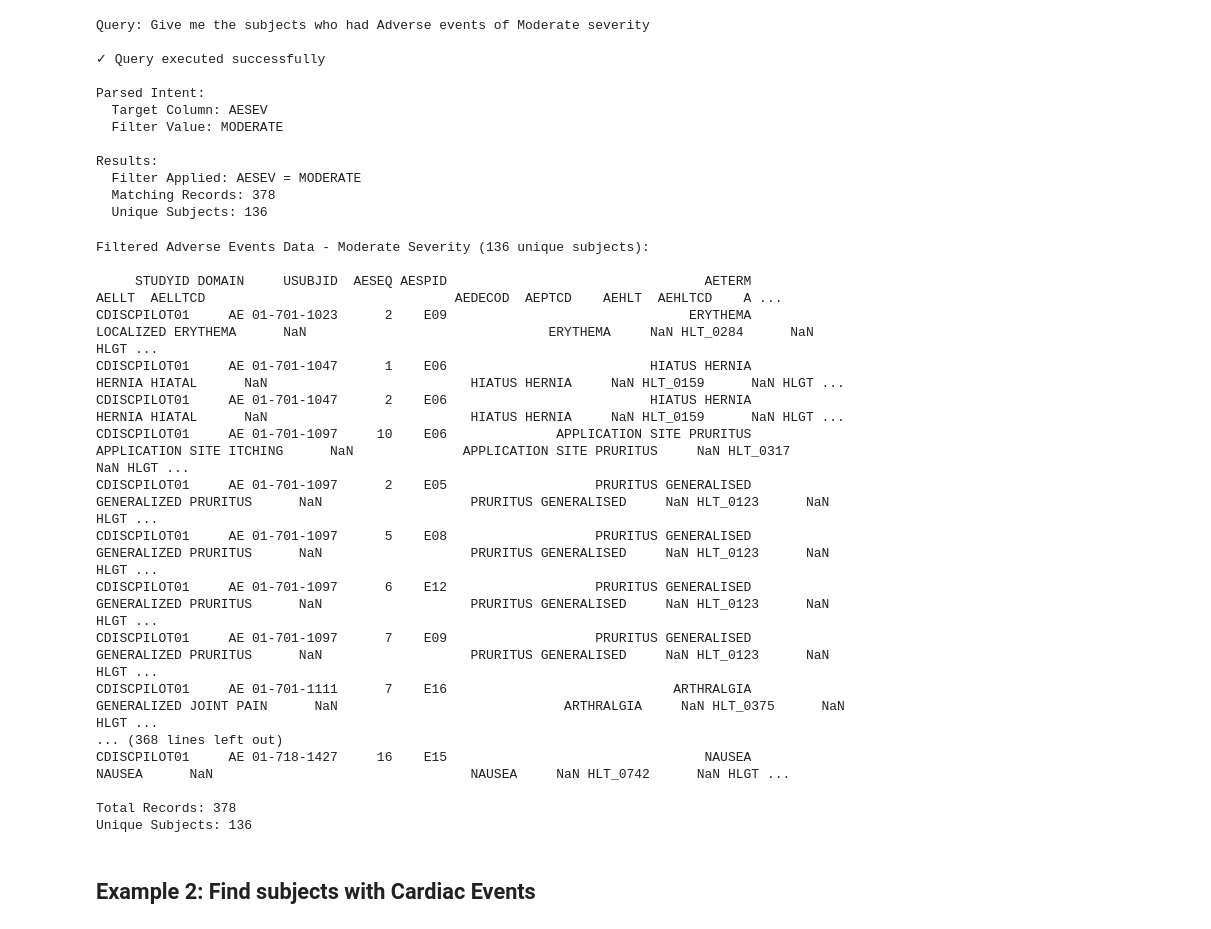
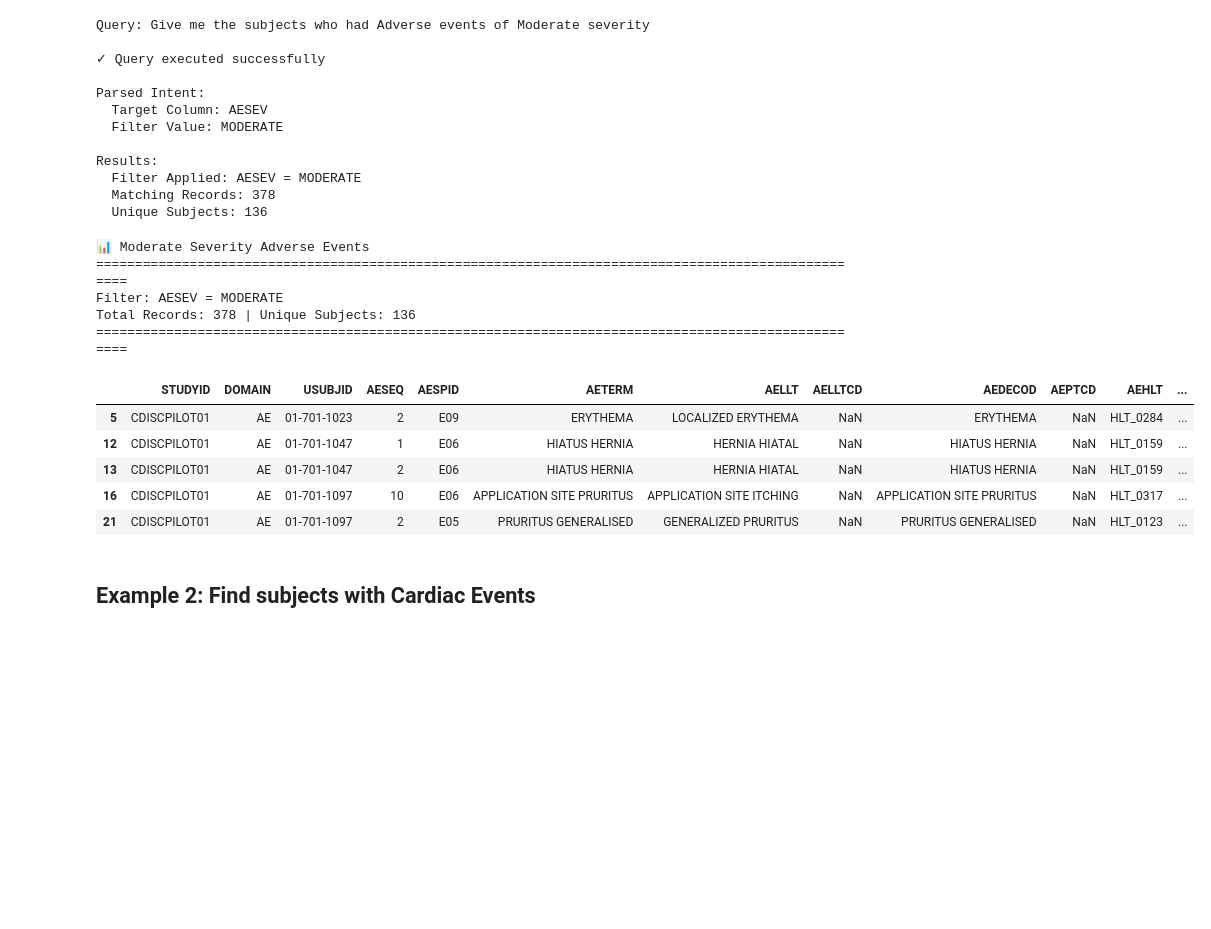
Before and after one commit to RamizK01/RocheTakeHome, a Jupyter notebook: question_4_llm/example_queries.ipynb, the cells around one changed output. Saved outputs shown, nothing was run; the diff lists cells and outputs as text; code cells hidden in the pictures; blank space fills up the shorter version.

```diff
--- a/question_4_llm/example_queries.ipynb
+++ b/question_4_llm/example_queries.ipynb
@@ -111,41 +111,35 @@ Results:
 # %%
 # Display the filtered dataframe
 from IPython.display import display
 
 # Filter AE_DATA based on the query results
 filtered_df = AE_DATA[
     (AE_DATA[result_1['parsed_intent']['target_column']].astype(str).str.upper() ==
      result_1['parsed_intent']['filter_value'].upper())
 ]
 
 # Create a nice formatted display
 print(f"📊 Moderate Severity Adverse Events")
 print(f"{'='*100}")
 print(f"Filter: {result_1['filter_applied']}")
 print(f"Total Records: {len(filtered_df)} | Unique Subjects: {len(filtered_df['USUBJID'].unique())}")
 print(f"{'='*100}\n")
 
 # Display with pandas styling
 with pd.option_context('display.max_rows', None, 'display.max_columns', None, 'display.width', None):
-    display(filtered_df)
+    display(filtered_df.head())
 # %% [output]
-Filtered Adverse Events Data - Moderate Severity (136 unique subjects):
-
-     STUDYID DOMAIN     USUBJID  AESEQ AESPID                                 AETERM                                AELLT  AELLTCD                                AEDECOD  AEPTCD    AEHLT  AEHLTCD    A ...
-CDISCPILOT01     AE 01-701-1023      2    E09                               ERYTHEMA                   LOCALIZED ERYTHEMA      NaN                               ERYTHEMA     NaN HLT_0284      NaN HLGT ...
-CDISCPILOT01     AE 01-701-1047      1    E06                          HIATUS HERNIA                        HERNIA HIATAL      NaN                          HIATUS HERNIA     NaN HLT_0159      NaN HLGT ...
-CDISCPILOT01     AE 01-701-1047      2    E06                          HIATUS HERNIA                        HERNIA HIATAL      NaN                          HIATUS HERNIA     NaN HLT_0159      NaN HLGT ...
-CDISCPILOT01     AE 01-701-1097     10    E06              APPLICATION SITE PRURITUS             APPLICATION SITE ITCHING      NaN              APPLICATION SITE PRURITUS     NaN HLT_0317      NaN HLGT ...
-CDISCPILOT01     AE 01-701-1097      2    E05                   PRURITUS GENERALISED                 GENERALIZED PRURITUS      NaN                   PRURITUS GENERALISED     NaN HLT_0123      NaN HLGT ...
-CDISCPILOT01     AE 01-701-1097      5    E08                   PRURITUS GENERALISED                 GENERALIZED PRURITUS      NaN                   PRURITUS GENERALISED     NaN HLT_0123      NaN HLGT ...
-CDISCPILOT01     AE 01-701-1097      6    E12                   PRURITUS GENERALISED                 GENERALIZED PRURITUS      NaN                   PRURITUS GENERALISED     NaN HLT_0123      NaN HLGT ...
-CDISCPILOT01     AE 01-701-1097      7    E09                   PRURITUS GENERALISED                 GENERALIZED PRURITUS      NaN                   PRURITUS GENERALISED     NaN HLT_0123      NaN HLGT ...
-CDISCPILOT01     AE 01-701-1111      7    E16                             ARTHRALGIA               GENERALIZED JOINT PAIN      NaN                             ARTHRALGIA     NaN HLT_0375      NaN HLGT ...
-... (368 lines left out)
-CDISCPILOT01     AE 01-718-1427     16    E15                                 NAUSEA                               NAUSEA      NaN                                 NAUSEA     NaN HLT_0742      NaN HLGT ...
-
-Total Records: 378
-Unique Subjects: 136
+📊 Moderate Severity Adverse Events
+====================================================================================================
+Filter: AESEV = MODERATE
+Total Records: 378 | Unique Subjects: 136
+====================================================================================================
+|  | STUDYID | DOMAIN | USUBJID | AESEQ | AESPID | AETERM | AELLT | AELLTCD | AEDECOD | AEPTCD | AEHLT | ... |
+| 5 | CDISCPILOT01 | AE | 01-701-1023 | 2 | E09 | ERYTHEMA | LOCALIZED ERYTHEMA | NaN | ERYTHEMA | NaN | HLT_0284 | ... |
+| 12 | CDISCPILOT01 | AE | 01-701-1047 | 1 | E06 | HIATUS HERNIA | HERNIA HIATAL | NaN | HIATUS HERNIA | NaN | HLT_0159 | ... |
+| 13 | CDISCPILOT01 | AE | 01-701-1047 | 2 | E06 | HIATUS HERNIA | HERNIA HIATAL | NaN | HIATUS HERNIA | NaN | HLT_0159 | ... |
+| 16 | CDISCPILOT01 | AE | 01-701-1097 | 10 | E06 | APPLICATION SITE PRURITUS | APPLICATION SITE ITCHING | NaN | APPLICATION SITE PRURITUS | NaN | HLT_0317 | ... |
+| 21 | CDISCPILOT01 | AE | 01-701-1097 | 2 | E05 | PRURITUS GENERALISED | GENERALIZED PRURITUS | NaN | PRURITUS GENERALISED | NaN | HLT_0123 | ... |
 # %% [markdown]
 ## Example 2: Find subjects with Cardiac Events
 # %%
```
Also changed, not shown: parts of 11 cells of this notebook.
